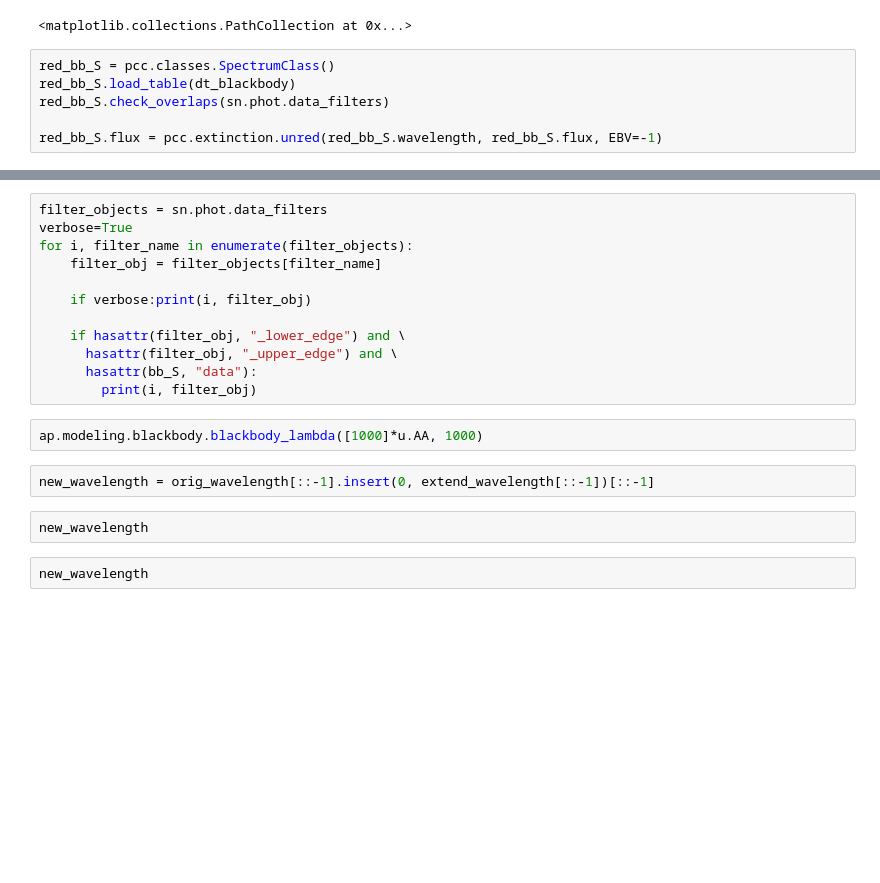
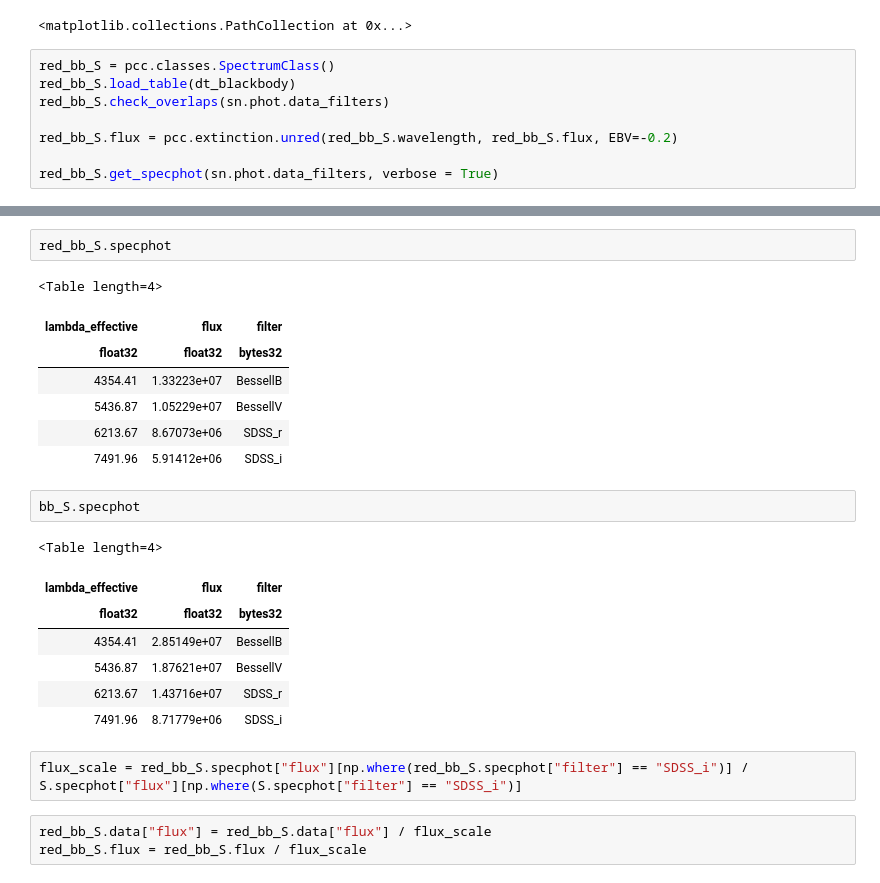
Before and after one commit to UoS-SNe/pycoco, a Jupyter notebook: notebooks/Extending template spectra to 9500 Angstroms.ipynb, the cells around one changed output, grey strips where cells are left out. Cells and saved outputs as stored; diff of their text form; blank space fills up the shorter version.

```diff
--- a/notebooks/Extending template spectra to 9500 Angstroms.ipynb
+++ b/notebooks/Extending template spectra to 9500 Angstroms.ipynb
@@ -225,4 +185,6 @@ red_bb_S = pcc.classes.SpectrumClass()
 red_bb_S.load_table(dt_blackbody)
 red_bb_S.check_overlaps(sn.phot.data_filters)
 
-red_bb_S.flux = pcc.extinction.unred(red_bb_S.wavelength, red_bb_S.flux, EBV=-1)
+red_bb_S.flux = pcc.extinction.unred(red_bb_S.wavelength, red_bb_S.flux, EBV=-0.2)
+
+red_bb_S.get_specphot(sn.phot.data_filters, verbose = True)
@@ -253,20 +217,25 @@ len(sn.phot.data_filters)
-# %%
-filter_objects = sn.phot.data_filters
-verbose=True
-for i, filter_name in enumerate(filter_objects):
-    filter_obj = filter_objects[filter_name]
-
-    if verbose:print(i, filter_obj)
-
-    if hasattr(filter_obj, "_lower_edge") and \
-      hasattr(filter_obj, "_upper_edge") and \
-      hasattr(bb_S, "data"):
-        print(i, filter_obj)
-# %%
-ap.modeling.blackbody.blackbody_lambda([1000]*u.AA, 1000)
-# %%
-new_wavelength = orig_wavelength[::-1].insert(0, extend_wavelength[::-1])[::-1]
-# %%
-new_wavelength
-# %%
-new_wavelength
+# %%
+red_bb_S.specphot
+# %% [output]
+<Table length=4>
+| lambda_effective | flux | filter |
+| float32 | float32 | bytes32 |
+| 4354.41 | 1.33223e+07 | BessellB |
+| 5436.87 | 1.05229e+07 | BessellV |
+| 6213.67 | 8.67073e+06 | SDSS_r |
+| 7491.96 | 5.91412e+06 | SDSS_i |
+# %%
+bb_S.specphot
+# %% [output]
+<Table length=4>
+| lambda_effective | flux | filter |
+| float32 | float32 | bytes32 |
+| 4354.41 | 2.85149e+07 | BessellB |
+| 5436.87 | 1.87621e+07 | BessellV |
+| 6213.67 | 1.43716e+07 | SDSS_r |
+| 7491.96 | 8.71779e+06 | SDSS_i |
+# %%
+flux_scale = red_bb_S.specphot["flux"][np.where(red_bb_S.specphot["filter"] == "SDSS_i")] / S.specphot["flux"][np.where(S.specphot["filter"] == "SDSS_i")]
+# %%
+red_bb_S.data["flux"] = red_bb_S.data["flux"] / flux_scale
+red_bb_S.flux = red_bb_S.flux / flux_scale
```
Also changed, not shown: parts of 20 cells of this notebook, 2 other files.
